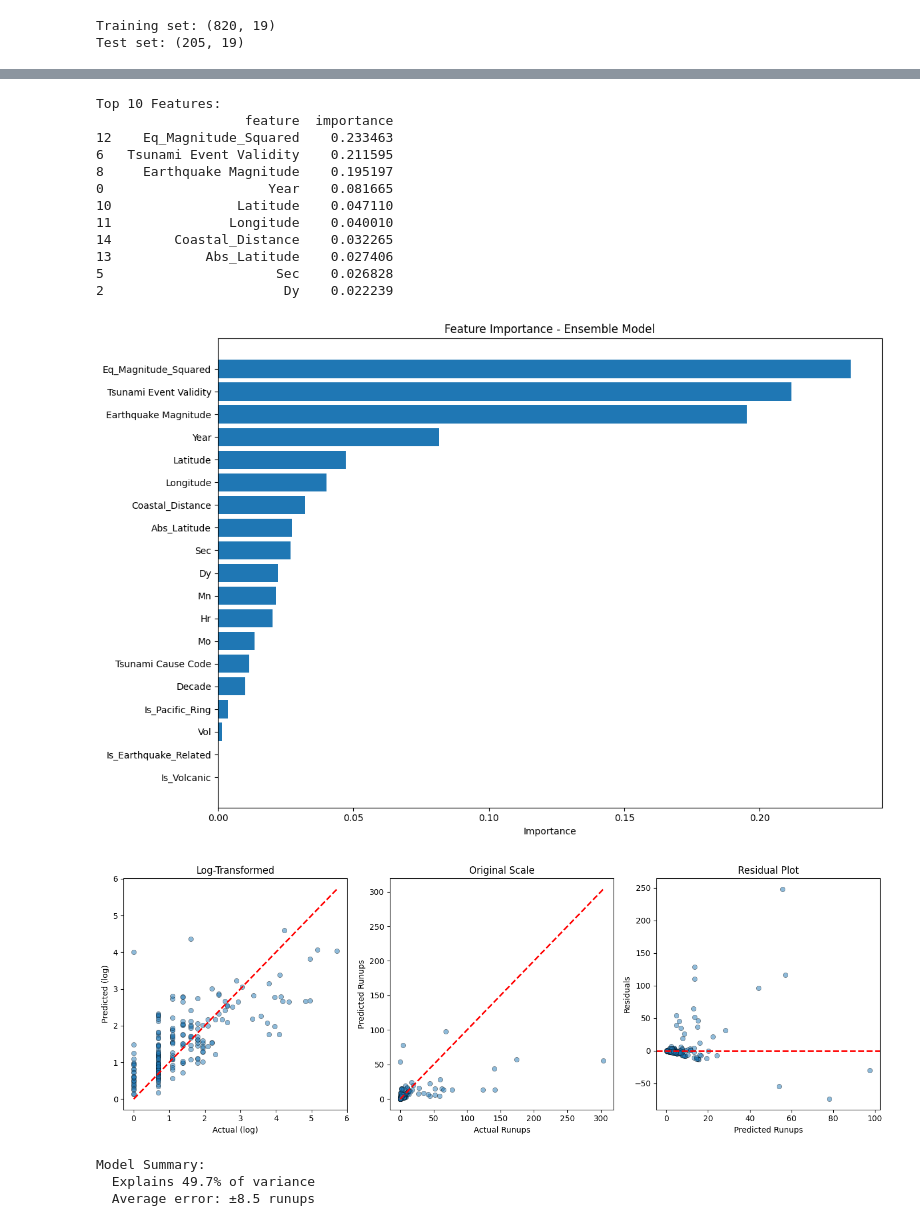
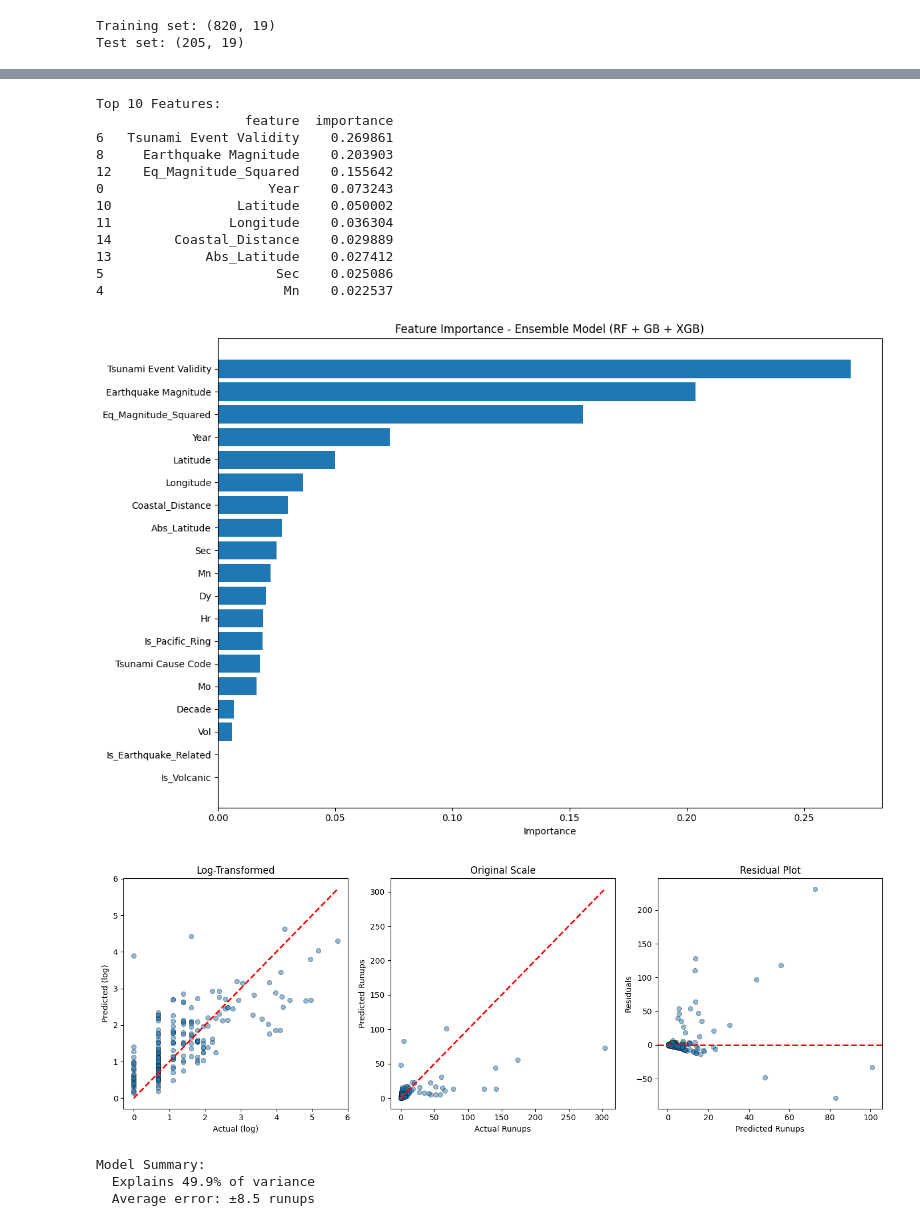
Before and after one commit to aryamaddel/Tsunami-Prediction, a Jupyter notebook: Tsunami Prediction 2.ipynb, the cells around one changed output, grey strips where cells are left out. Drawn from its saved outputs; the diff is of its cells as text; code cells hidden in the pictures.

Commit message:
Implement code changes to enhance functionality and improve performance

```diff
--- a/Tsunami Prediction 2.ipynb
+++ b/Tsunami Prediction 2.ipynb
@@ -158,6 +165,13 @@ param_grid_gb = {
     "learning_rate": [0.01, 0.05, 0.1],
     "max_depth": [3, 5, 7],
     "min_samples_split": [2, 5, 10],
+}
+
+param_grid_xgb = {
+    "n_estimators": [100, 200, 300],
+    "learning_rate": [0.01, 0.05, 0.1],
+    "max_depth": [3, 5, 7],
+    "min_child_weight": [1, 3, 5],
 }
 
 print("Tuning Random Forest...")
@@ -184,8 +198,21 @@ gb_grid = GridSearchCV(
 gb_grid.fit(X_train, y_train)
 gb_tuned = gb_grid.best_estimator_
 
+print("\nTuning XGBoost...")
+xgb_grid = GridSearchCV(
+    XGBRegressor(random_state=42, n_jobs=-1),
+    param_grid_xgb,
+    cv=5,
+    scoring="r2",
+    n_jobs=-1,
+    verbose=1,
+)
+xgb_grid.fit(X_train, y_train)
+xgb_tuned = xgb_grid.best_estimator_
+
 print("\nBest RF params:", rf_grid.best_params_)
 print("Best GB params:", gb_grid.best_params_)
+print("Best XGB params:", xgb_grid.best_params_)
 # %% [output]
 Tuning Random Forest...
 Fitting 5 folds for each of 108 candidates, totalling 540 fits
@@ -204,5 +234,5 @@ Best GB params: {'learning_rate': 0.05, 'max_depth': 3, 'min_samples_split': 5,
 # %%
-ensemble = VotingRegressor([("rf", rf_tuned), ("gb", gb_tuned)])
+ensemble = VotingRegressor([("rf", rf_tuned), ("gb", gb_tuned), ("xgb", xgb_tuned)])
 ensemble.fit(X_train, y_train)
 
 y_pred = ensemble.predict(X_test)
@@ -213,7 +243,7 @@ r2 = r2_score(y_test, y_pred)
 rmse = np.sqrt(mean_squared_error(y_test, y_pred))
 mae = mean_absolute_error(y_test, y_pred)
 
-print(f"\nEnsemble Model Performance:")
+print(f"\nEnsemble Model Performance (RF + GB + XGB):")
 print(f"  R² Score: {r2:.4f}")
 print(f"  RMSE (log): {rmse:.4f}")
 print(f"  MAE (log): {mae:.4f}")
@@ -222,4 +252,10 @@ print(
     f"  RMSE: {np.sqrt(mean_squared_error(y_test_original, y_pred_original)):.2f} runups"
 )
 print(f"  MAE: {mean_absolute_error(y_test_original, y_pred_original):.2f} runups")
+
+print(f"\nIndividual Model Performance:")
+for name, model in [("RF", rf_tuned), ("GB", gb_tuned), ("XGB", xgb_tuned)]:
+    y_pred_ind = model.predict(X_test)
+    r2_ind = r2_score(y_test, y_pred_ind)
+    print(f"  {name}: R² = {r2_ind:.4f}")
 # %% [output]
@@ -235,8 +276,12 @@ Original Scale:
 feature_importance = pd.DataFrame(
     {
         "feature": features,
-        "importance": (rf_tuned.feature_importances_ + gb_tuned.feature_importances_)
-        / 2,
+        "importance": (
+            rf_tuned.feature_importances_
+            + gb_tuned.feature_importances_
+            + xgb_tuned.feature_importances_
+        )
+        / 3,
     }
 ).sort_values("importance", ascending=False)
 
@@ -246,7 +291,7 @@ print(feature_importance.head(10))
 plt.figure(figsize=(12, 8))
 plt.barh(feature_importance["feature"], feature_importance["importance"])
 plt.xlabel("Importance")
-plt.title("Feature Importance - Ensemble Model")
+plt.title("Feature Importance - Ensemble Model (RF + GB + XGB)")
 plt.gca().invert_yaxis()
 plt.tight_layout()
 plt.show()
@@ -259,45 +304,45 @@ plt.plot([y_test.min(), y_test.max()], [y_test.min(), y_test.max()], "r--", lw=2
 plt.xlabel("Actual (log)")
 plt.ylabel("Predicted (log)")
 plt.title("Log-Transformed")
 
 plt.subplot(1, 3, 2)
 plt.scatter(y_test_original, y_pred_original, alpha=0.5, edgecolors="k", linewidths=0.5)
 plt.plot([0, y_test_original.max()], [0, y_test_original.max()], "r--", lw=2)
 plt.xlabel("Actual Runups")
 plt.ylabel("Predicted Runups")
 plt.title("Original Scale")
 
 plt.subplot(1, 3, 3)
 residuals = y_test_original - y_pred_original
 plt.scatter(y_pred_original, residuals, alpha=0.5, edgecolors="k", linewidths=0.5)
 plt.axhline(y=0, color="r", linestyle="--", lw=2)
 plt.xlabel("Predicted Runups")
 plt.ylabel("Residuals")
 plt.title("Residual Plot")
 
 plt.tight_layout()
 plt.show()
 
 print(f"\nModel Summary:")
 print(f"  Explains {r2*100:.1f}% of variance")
 print(
     f"  Average error: ±{mean_absolute_error(y_test_original, y_pred_original):.1f} runups"
 )
 # %% [output]
 Top 10 Features:
                    feature  importance
-12    Eq_Magnitude_Squared    0.233463
-6   Tsunami Event Validity    0.211595
-8     Earthquake Magnitude    0.195197
-0                     Year    0.081665
-10                Latitude    0.047110
-11               Longitude    0.040010
-14        Coastal_Distance    0.032265
-13            Abs_Latitude    0.027406
-5                      Sec    0.026828
-2                       Dy    0.022239
+6   Tsunami Event Validity    0.269861
+8     Earthquake Magnitude    0.203903
+12    Eq_Magnitude_Squared    0.155642
+0                     Year    0.073243
+10                Latitude    0.050002
+11               Longitude    0.036304
+14        Coastal_Distance    0.029889
+13            Abs_Latitude    0.027412
+5                      Sec    0.025086
+4                       Mn    0.022537
-[figure, old version]
+[figure, new version]
-[figure, old version]
+[figure, new version]
 Model Summary:
-  Explains 49.7% of variance
+  Explains 49.9% of variance
   Average error: ±8.5 runups
```
Also changed, not shown: parts of 4 cells of this notebook.
